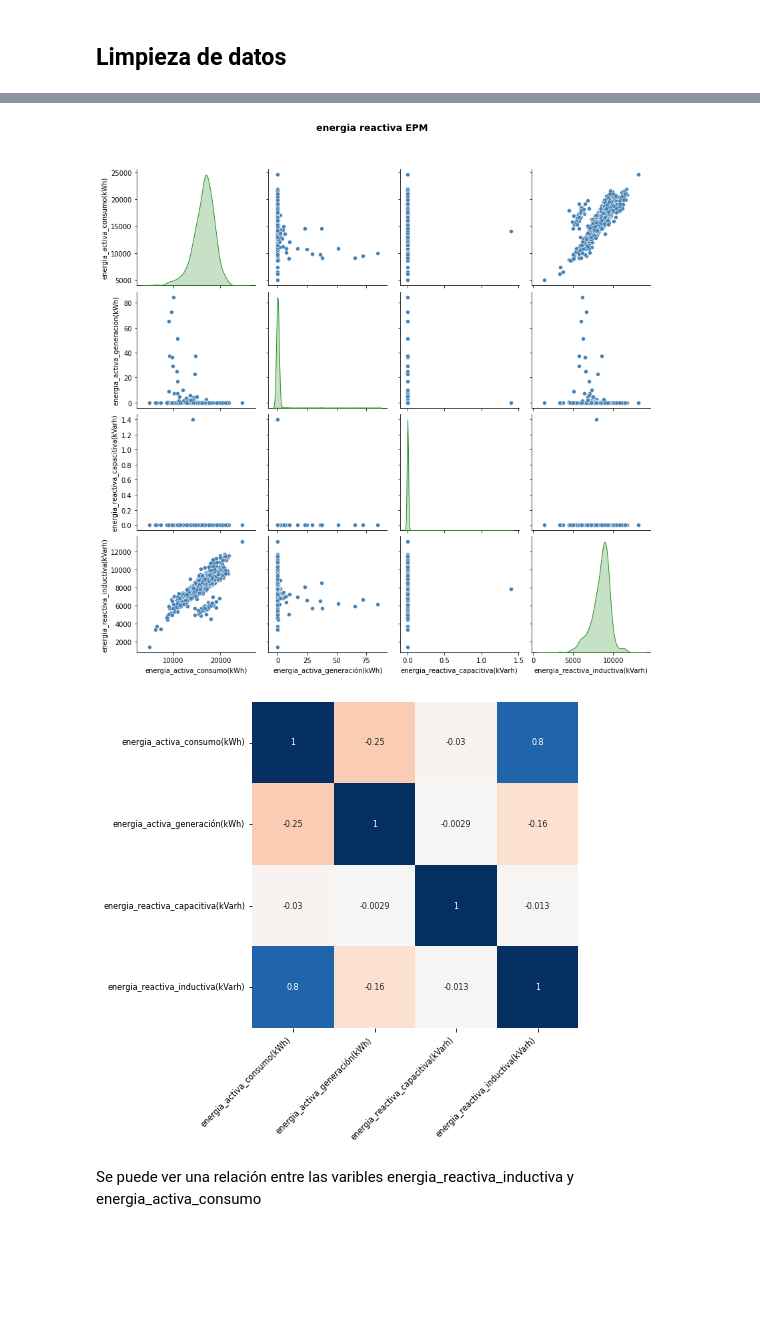
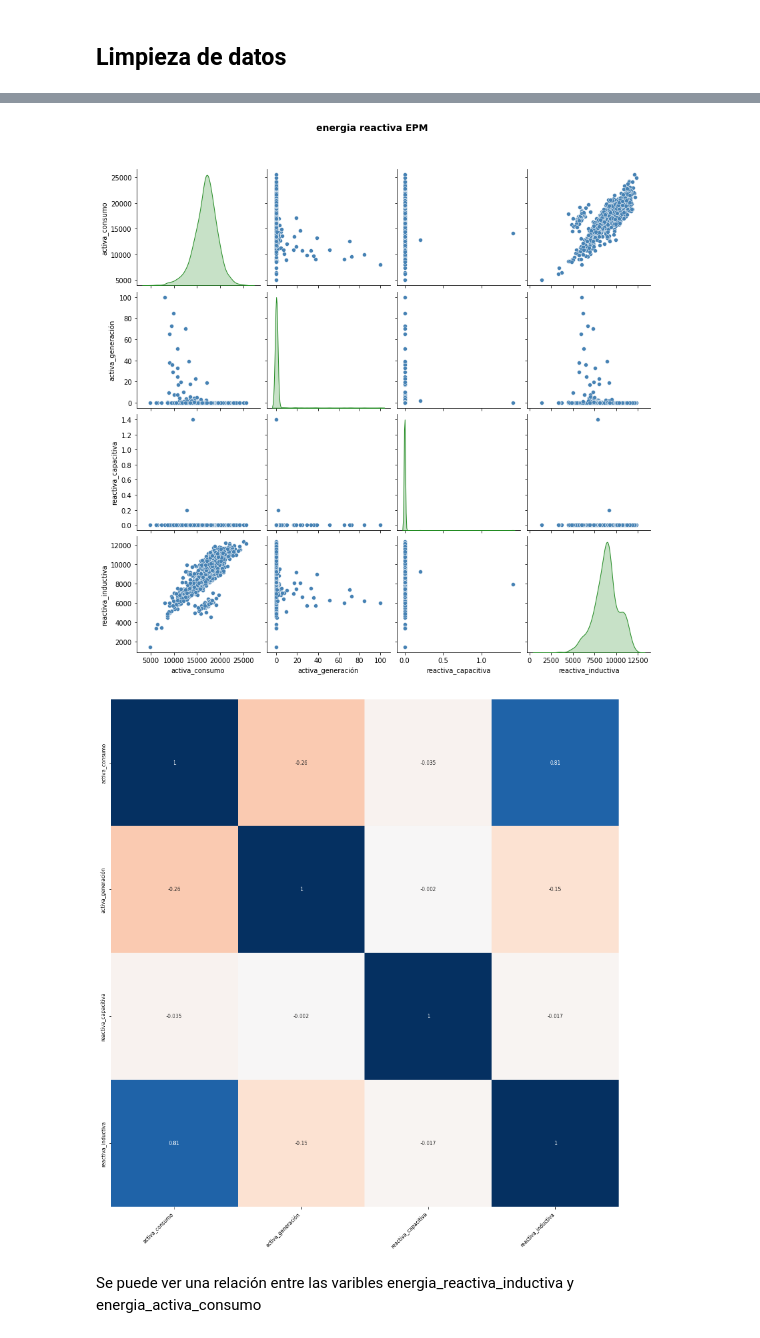
Before and after one commit to Causil/especializacion, a Jupyter notebook: monografia/momentos_evaluativos/Momento 3/ME03-G10-[1038129159]-[98761437].ipynb, the cells around one changed output, grey strips where cells are left out. Drawn from its saved outputs; the diff is of its cells as text; code cells hidden in the pictures; blank space fills up the shorter version.

```diff
--- a/monografia/momentos_evaluativos/Momento 3/ME03-G10-[1038129159]-[98761437].ipynb
+++ b/monografia/momentos_evaluativos/Momento 3/ME03-G10-[1038129159]-[98761437].ipynb
@@ -88,7 +88,8 @@ urls_epm = {
     'energia_activa_2020':'https://github.com/Causil/especializacion/raw/main/monografia/momentos_evaluativos/Momento%203/datos_originales/Energia%20Activa%202020.xlsx',
     'energia_activa_2021':'https://github.com/Causil/especializacion/raw/main/monografia/momentos_evaluativos/Momento%203/datos_originales/Energia%20activa%202021.xlsx',
     'energia_activa_2022':'https://github.com/Causil/especializacion/raw/main/monografia/momentos_evaluativos/Momento%203/datos_originales/Energia%20activa%202022.xlsx',
-    'energia_activa_2023':'https://github.com/Causil/especializacion/raw/main/monografia/momentos_evaluativos/Momento%203/datos_originales/Energ%C3%ADa%20Activa%202023.xlsx'
+    'energia_activa_2023':'https://github.com/Causil/especializacion/raw/main/monografia/momentos_evaluativos/Momento%203/datos_originales/Energ%C3%ADa%20Activa%202023.xlsx',
+    'energia_activa_2024':'https://github.com/Causil/especializacion/raw/main/monografia/momentos_evaluativos/Momento%203/datos_originales/Energ%C3%ADa%20Activa%202024.xlsx'
 }
 
 urls_sensores = {
@@ -122,19 +123,20 @@ pd.read_excel('https://github.com/Causil/especializacion/raw/main/monografia/mom
 energia_activa_2020 = limpieza_datos(urls_epm["energia_activa_2020"], 336, 109)
 energia_activa_2021 = limpieza_datos(urls_epm["energia_activa_2021"], 381, 109)
 energia_activa_2022 = limpieza_datos(urls_epm["energia_activa_2022"], 381, 109)
-energia_activa_2023 = limpieza_datos_2023(urls_epm["energia_activa_2023"], 160, 109)
+energia_activa_2023 = limpieza_datos(urls_epm["energia_activa_2023"], 231, 109)
+energia_activa_2024 = limpieza_datos(urls_epm["energia_activa_2024"], 157, 109)
 # %%
 # Agrupamos y sumamos la información para que quede por días
-df_reactiva_epm = pd.concat([energia_activa_2020, energia_activa_2021, energia_activa_2022, energia_activa_2023]).T.groupby(level=0).sum().T
-df_reactiva_epm.columns = ["energia_activa_consumo(kWh)", "energia_activa_generación(kWh)", "energia_reactiva_capacitiva(kVarh)", "energia_reactiva_inductiva(kVarh)", "date"]
+df_reactiva_epm = pd.concat([energia_activa_2020, energia_activa_2021, energia_activa_2022, energia_activa_2023, energia_activa_2024]).T.groupby(level=0).sum().T
+df_reactiva_epm.columns = ["activa_consumo", "activa_generación", "reactiva_capacitiva", "reactiva_inductiva", "date"]
 # %%
 #Cambiando los tipos de datos a sus datos correspondientes
 df_reactiva_epm['date'] = pd.to_datetime(df_reactiva_epm['date'], format='%d/%m/%Y')
 type_datos = {
-    'energia_activa_consumo(kWh)': 'float16',
-    'energia_activa_generación(kWh)': 'float16',
-    'energia_reactiva_capacitiva(kVarh)': 'float16',
-    'energia_reactiva_inductiva(kVarh)': 'float16'
+    'activa_consumo': 'float16',
+    'activa_generación': 'float16',
+    'reactiva_capacitiva': 'float16',
+    'reactiva_inductiva': 'float16'
 }
 df_reactiva_epm = df_reactiva_epm.astype(type_datos)
 # %%
@@ -202,37 +211,36 @@ df_reactiva_epm[numCols].head()
 # %%
 multiple_plot(1, df_reactiva_epm , numCols, None, 'scatterplot', 'energia reactiva EPM',30)
 # %% [output]
-[figure, old version]
+[figure, new version]
 # %%
 matrizCorr = df_reactiva_epm[numCols].corr()
 # %%
 # Mapa de calor (Heatmap) de la matriz de correlaciones
 
-fig, ax = plt.subplots(nrows=1, ncols=1, figsize=(10, 6))
+fig, ax = plt.subplots(nrows=1, ncols=1, figsize=(15, 15))
 
 sns.heatmap(
     matrizCorr,
     annot     = True,
     cbar      = False,
     annot_kws = {"size": 8},
     vmin      = -1,
     vmax      = 1,
     center    = 0,
     cmap      = 'RdBu', #sns.diverging_palette(20, 220, n=200),
     square    = True,
     ax        = ax
 )
 
 ax.set_xticklabels(
     ax.get_xticklabels(),
     rotation = 45,
     horizontalalignment = 'right',
 )
 
-
 ax.tick_params(labelsize = 8)
 # %% [output]
-[figure, old version]
+[figure, new version]
 # %% [markdown]
 Se puede ver una relación entre las varibles energia_reactiva_inductiva y energia_activa_consumo
 # %%
```
Also changed, not shown: parts of 8 cells of this notebook, 2 other files.
